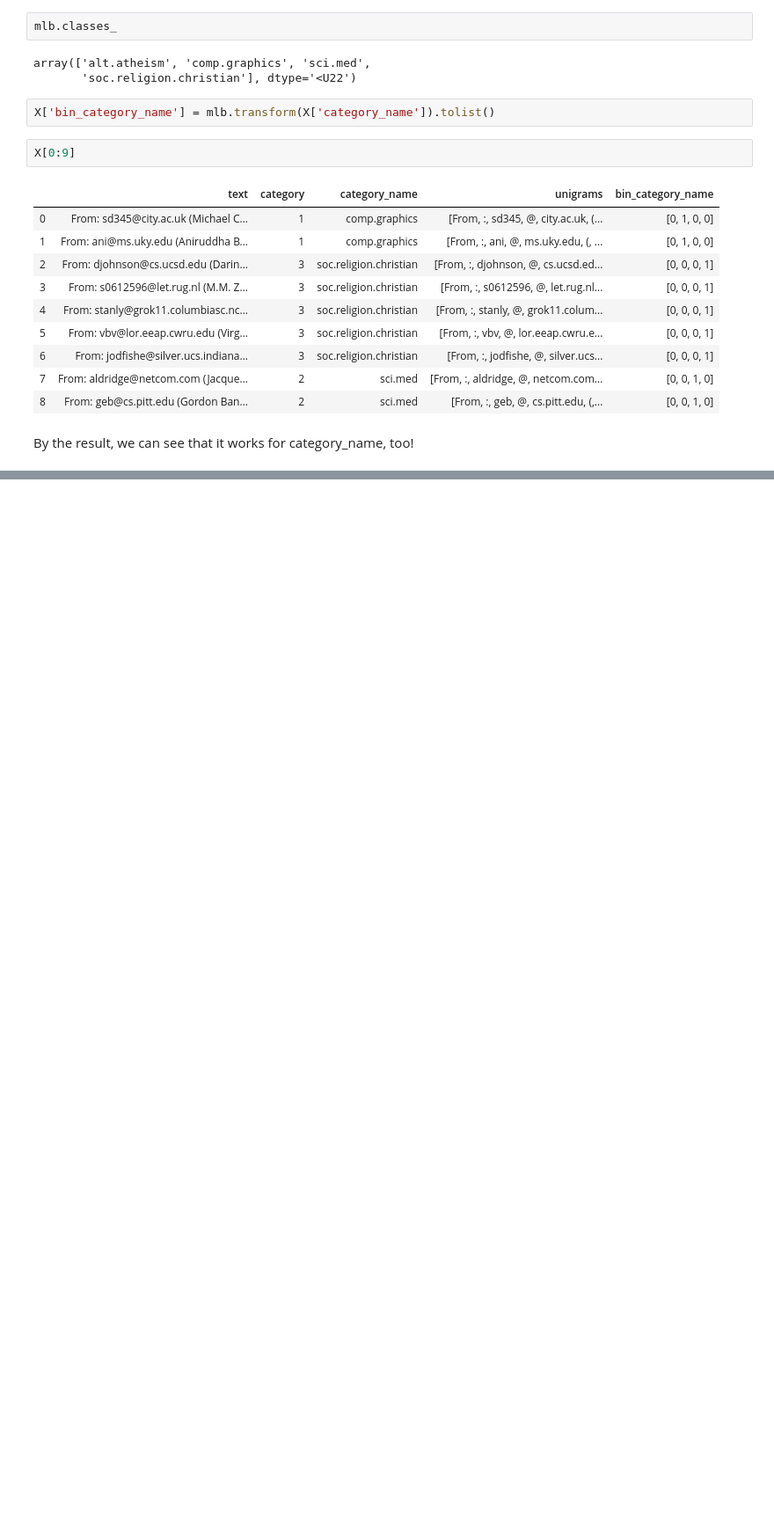
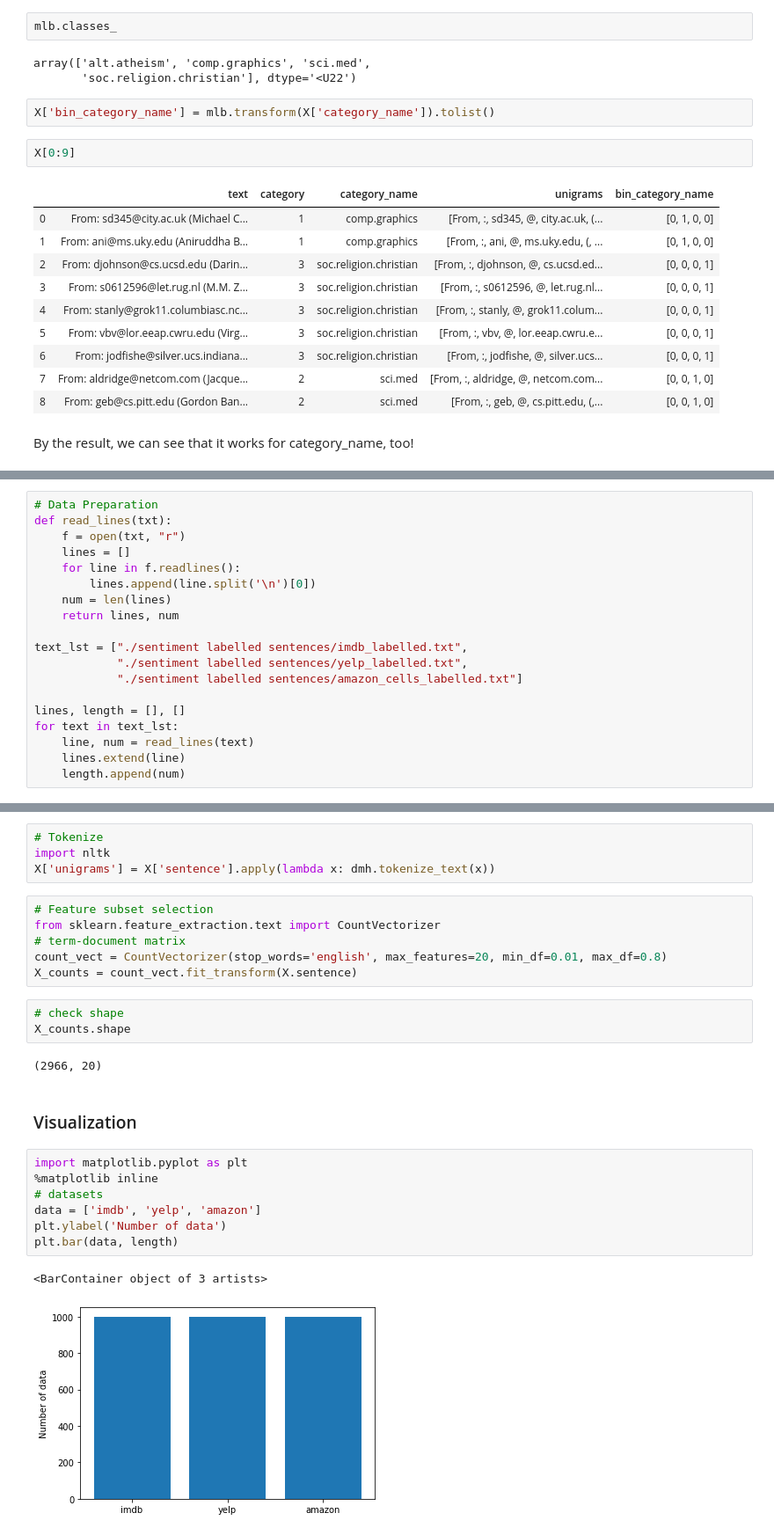
Before and after one commit to YulinHuang0923/DM19-Lab1-Homework1, a Jupyter notebook: DM19-Lab1-Homework.ipynb, the cells around one changed output, grey strips where cells are left out. Shown at 88% size. Drawn from its saved outputs; the diff is of its cells as text; blank space fills up the shorter version.

```diff
--- a/DM19-Lab1-Homework.ipynb
+++ b/DM19-Lab1-Homework.ipynb
@@ -402,0 +407,19 @@ By the result, we can see that it works for category_name, too!
+# %%
+# Data Preparation
+def read_lines(txt):
+    f = open(txt, "r")
+    lines = []
+    for line in f.readlines():
+        lines.append(line.split('\n')[0])
+    num = len(lines)
+    return lines, num
+
+text_lst = ["./sentiment labelled sentences/imdb_labelled.txt",
+            "./sentiment labelled sentences/yelp_labelled.txt",
+            "./sentiment labelled sentences/amazon_cells_labelled.txt"]
+
+lines, length = [], []
+for text in text_lst:
+    line, num = read_lines(text)
+    lines.extend(line)
+    length.append(num)
@@ -402,0 +471,27 @@ By the result, we can see that it works for category_name, too!
+# %%
+# Tokenize
+import nltk
+X['unigrams'] = X['sentence'].apply(lambda x: dmh.tokenize_text(x))
+# %%
+# Feature subset selection
+from sklearn.feature_extraction.text import CountVectorizer
+# term-document matrix
+count_vect = CountVectorizer(stop_words='english', max_features=20, min_df=0.01, max_df=0.8)
+X_counts = count_vect.fit_transform(X.sentence)
+# %%
+# check shape
+X_counts.shape
+# %% [output]
+(2966, 20)
+# %% [markdown]
+### Visualization
+# %%
+import matplotlib.pyplot as plt
+%matplotlib inline
+# datasets
+data = ['imdb', 'yelp', 'amazon']
+plt.ylabel('Number of data')
+plt.bar(data, length)
+# %% [output]
+<BarContainer object of 3 artists>
+[figure, added]
```
Also changed, not shown: parts of 41 cells of this notebook, 5 other files.
